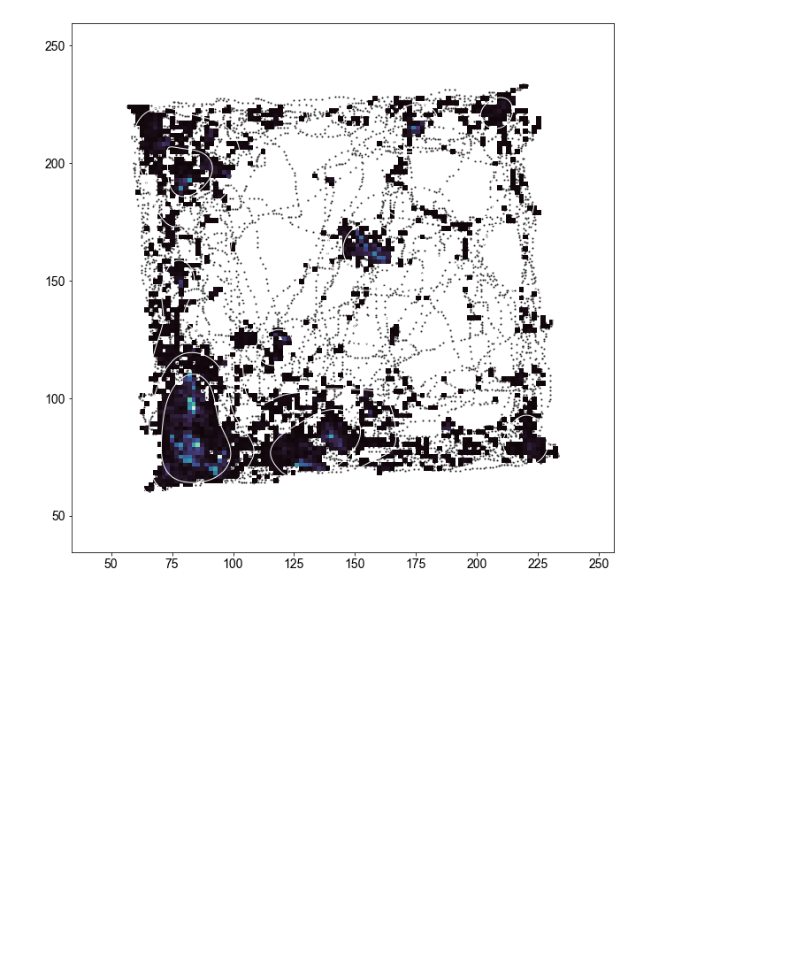
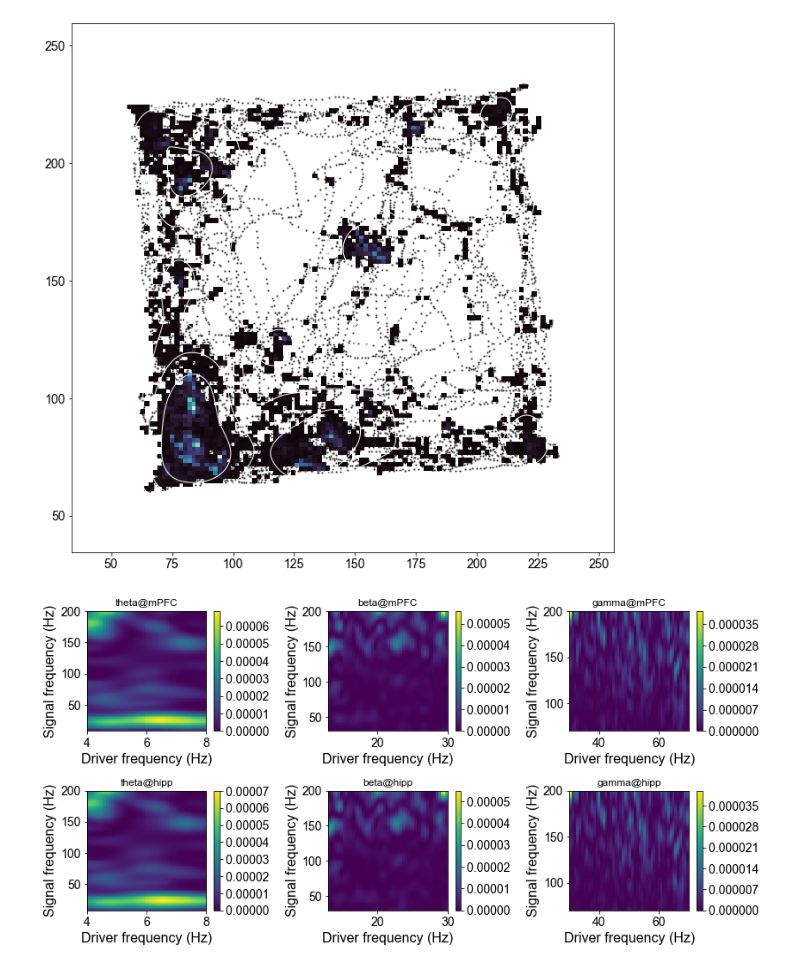
Before and after one commit to rezaie99/lfp_processing, a Jupyter notebook: notebook/preprocess_LFP_data.ipynb, the cells around one changed output. Saved outputs shown, nothing was run; the diff lists cells and outputs as text; code cells hidden in the pictures; blank space fills up the shorter version.

```diff
--- a/notebook/preprocess_LFP_data.ipynb
+++ b/notebook/preprocess_LFP_data.ipynb
@@ -15,9 +15,19 @@ import geopandas as gpd
 from matplotlib.mlab import specgram
 from scipy.signal import medfilt
 import seaborn as sb
+
+from pactools import Comodulogram, REFERENCES
+from pactools import simulate_pac
+from pactools.dar_model import DAR, extract_driver
+
 plt.rcParams["axes.labelsize"]=16
 plt.rcParams["font.size"]=14
 plt.rcParams["font.family"] = "Arial"
+
+all_pac_methods = [
+    'ozkurt', 'canolty', 'tort', 'penny', 'vanwijk', 'duprelatour', 'colgin',
+    'sigl', 'bispectrum'
+    ]
 # %%
 def init_ezm_gem():
     open_area1 = Polygon([(78, 40), (128, 110), (298, 119), (360, 60), (280, 0),(156, 0)])
@@ -443,7 +499,26 @@ channel_map_dict = dict(zip(['A-{:03.0f}'.format(i) for i in range(64)], channel
 arena_data = {'lfp_dir'           : 'raw_data/mBWfus004_Arena/',
               'lfp_file_list'     : ['mBWfus004_arena_201224_145913.rhd',
                                      'mBWfus004_arena_201224_150013.rhd',
-                                     'mBWfus004_arena_201224_150113.rhd'],
+                                     'mBWfus004_arena_201224_150113.rhd',
+                                     'mBWfus004_arena_201224_150213.rhd',
+                                     'mBWfus004_arena_201224_150313.rhd',
+                                     'mBWfus004_arena_201224_150413.rhd',
+                                     'mBWfus004_arena_201224_150513.rhd',
+                                     'mBWfus004_arena_201224_150613.rhd',
+                                     'mBWfus004_arena_201224_150713.rhd',
+                                     'mBWfus004_arena_201224_150813.rhd',
+                                     'mBWfus004_arena_201224_150913.rhd',
+                                     'mBWfus004_arena_201224_151013.rhd',
+                                     'mBWfus004_arena_201224_151113.rhd',
+                                     'mBWfus004_arena_201224_151213.rhd',
+                                     'mBWfus004_arena_201224_151313.rhd',
+                                     'mBWfus004_arena_201224_151413.rhd',
+                                     'mBWfus004_arena_201224_151513.rhd',
+                                     'mBWfus004_arena_201224_151613.rhd',
+                                     'mBWfus004_arena_201224_151713.rhd',
+                                     'mBWfus004_arena_201224_151813.rhd',
+                                     'mBWfus004_arena_201224_151913.rhd',
+                                     'mBWfus004_arena_201224_152013.rhd'],
               'loc_file'          :  'Trajectory/mBWfus004_arena.h5',
               'brain_area'        : {'mPFC':mPFC_labels,
                                      'hipp':hipp_labels},
@@ -452,7 +527,8 @@ arena_data = {'lfp_dir'           : 'raw_data/mBWfus004_Arena/',
               'video_frame_rate'        : 40,
               'pixel_to_mm'      :  1,
               'timing'            : {'video': 2.0,
-                                     'lfp'  :18.31}
+                                     'lfp'  :18.31},
+              'Name': 'Arena FUS 004'
              }
 
 ezm_data   = {'lfp_dir'         : 'raw_data/mBWfus004_EZM/',
@@ -484,7 +560,8 @@ ezm_data   = {'lfp_dir'         : 'raw_data/mBWfus004_EZM/',
               'pixel_to_mm'      :  1,
               'ezm_gem'           : [open_area1, open_area2, close_area1, close_area2],
               'timing'            : {'video': 6.0,
-                                     'lfp':15.36}
+                                     'lfp':15.36},
+              'Name': 'Ezm FUS 004'
              }
 
 #load raw data
@@ -795,0 +862,4 @@ arena_data
+# %%
+plot_compare_lfp_power_coh_vs_loc(arena_data, brain_area_1 = 'mPFC', brain_area_2 = 'hipp')
+# %% [output]
+[figure, added]
```
Also changed, not shown: parts of 5 cells of this notebook, 2 other files.
